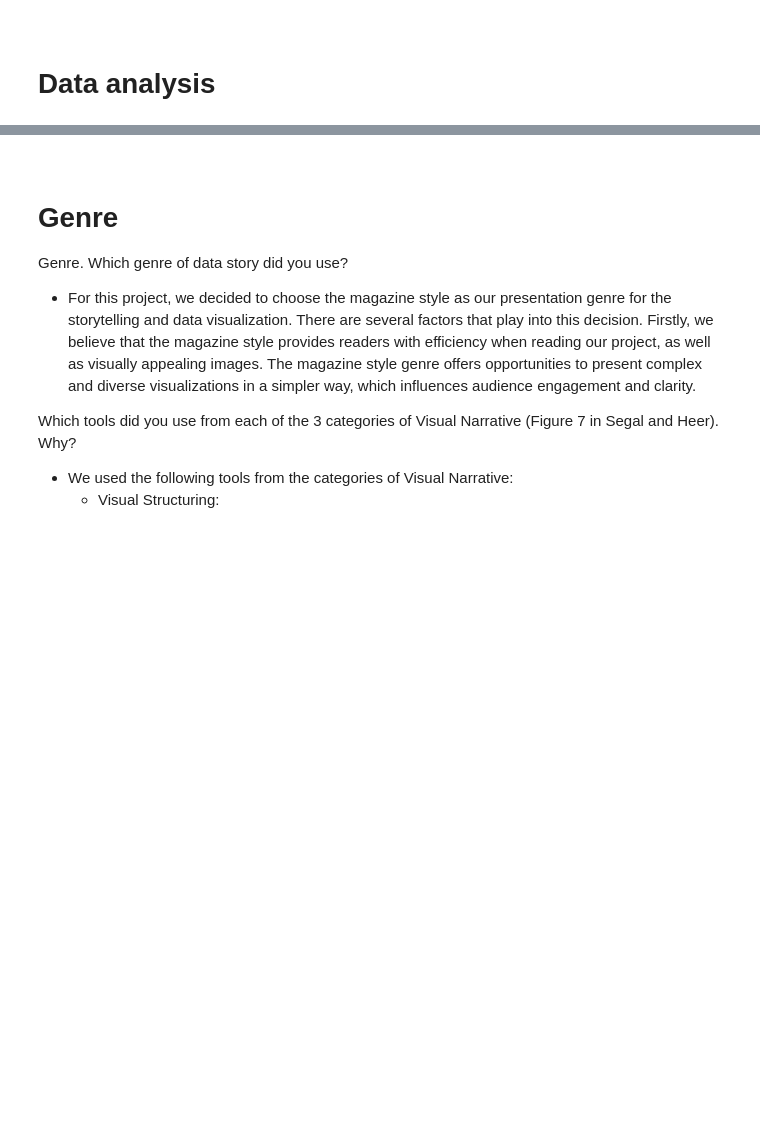
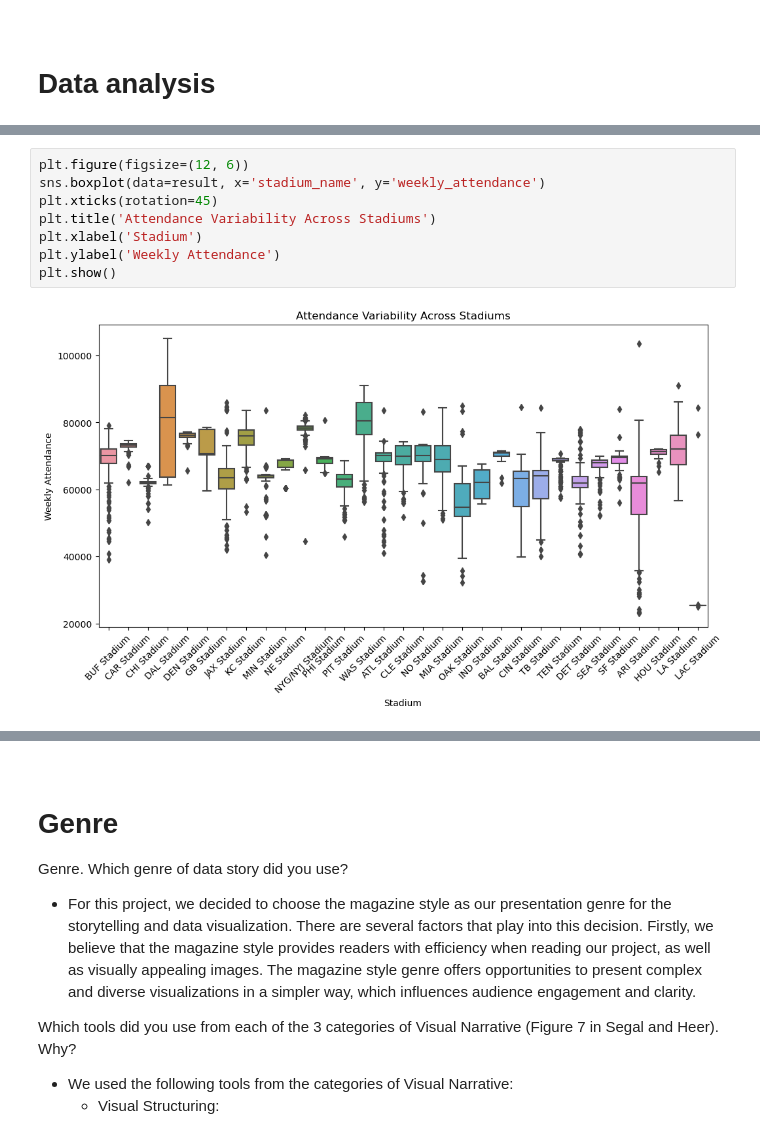
Before and after one commit to BrylliDTU/social_data, a Jupyter notebook: Final_report.ipynb, the cells around one changed output, grey strips where cells are left out. Saved outputs shown, nothing was run; the diff lists cells and outputs as text; blank space fills up the shorter version.

```diff
--- a/Final_report.ipynb
+++ b/Final_report.ipynb
@@ -195,0 +353,10 @@ result.describe()
+# %%
+plt.figure(figsize=(12, 6))
+sns.boxplot(data=result, x='stadium_name', y='weekly_attendance')
+plt.xticks(rotation=45)
+plt.title('Attendance Variability Across Stadiums')
+plt.xlabel('Stadium')
+plt.ylabel('Weekly Attendance')
+plt.show()
+# %% [output]
+[figure, added]
```
Also changed, not shown: parts of 25 cells of this notebook.
